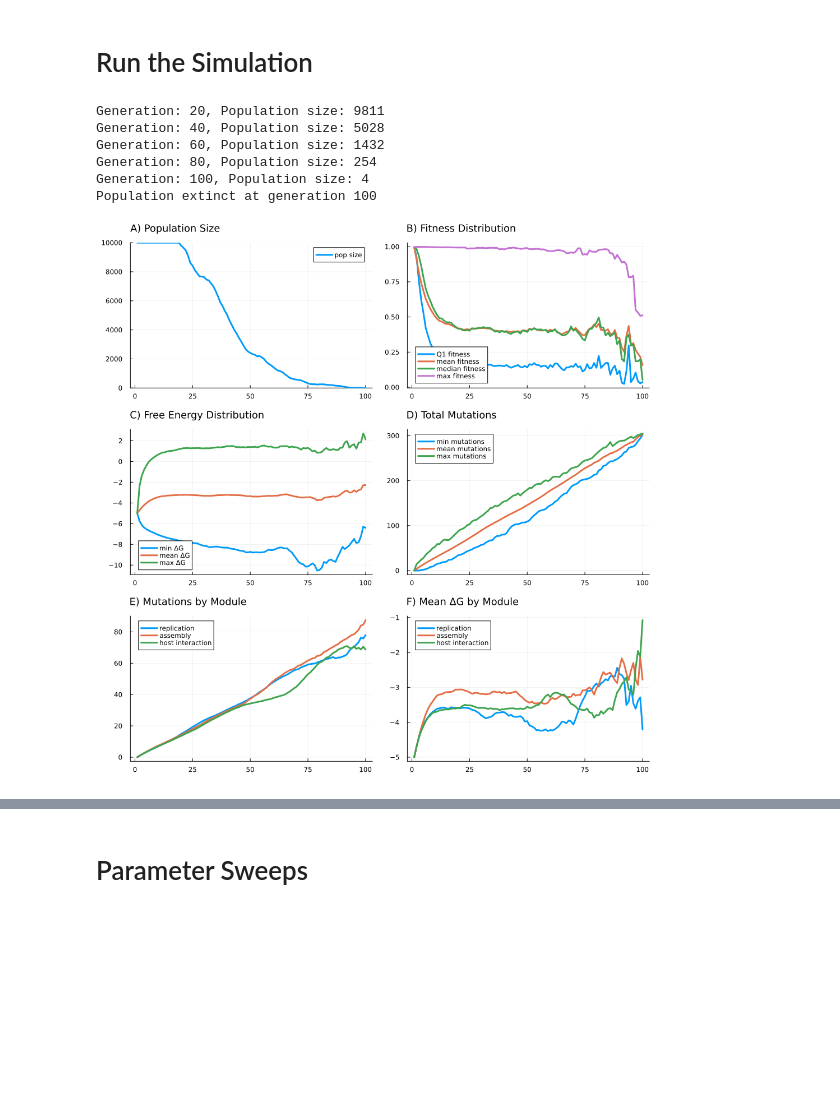
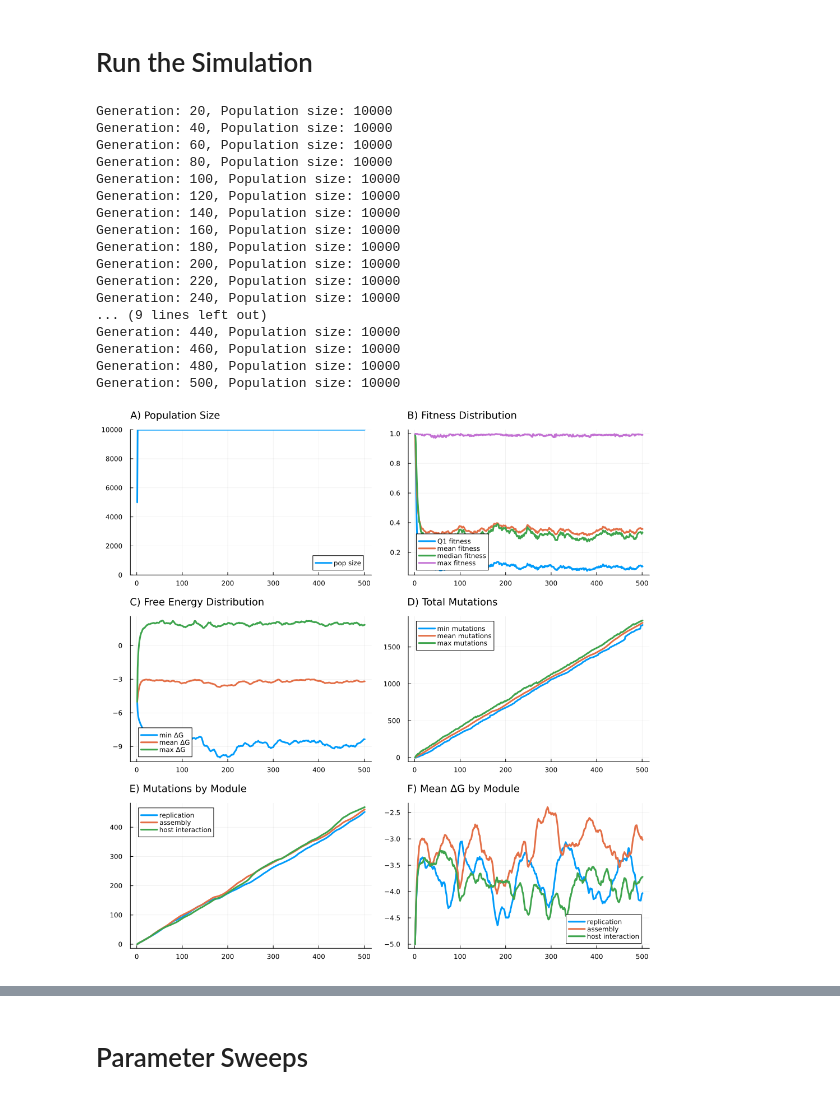
Before and after one commit to jadealicee/LethalMutagenesis, a Jupyter notebook: Epistasis_JuliaLM_V5.0_L_Loop.ipynb, the cells around one changed output, grey strips where cells are left out. Saved outputs shown, nothing was run; the diff lists cells and outputs as text; code cells hidden in the pictures; blank space fills up the shorter version.

Commit message:
Epistasis - fully parameterised
also module ordering bug removed

```diff
--- a/Epistasis_JuliaLM_V5.0_L_Loop.ipynb
+++ b/Epistasis_JuliaLM_V5.0_L_Loop.ipynb
@@ -236,8 +255,8 @@ reproduce (generic function with 1 method)
 Here is a convenience function to make a new population of viruses:
 # %%
 # Creates initial virus population
-function initialize_population(N, start_fitness)
-    return [ModularVirus() for _ in 1:N]
+function initialize_population(sim_config::SimulationParams, epi_config::EpistasisParams)
+    return [ModularVirus(sim_config, epi_config) for _ in 1:sim_config.N_default]
 end
 # %% [output]
 initialize_population (generic function with 1 method)
@@ -399,14 +425,14 @@ plot_simulation (generic function with 1 method)
 Let's start with a function to replicate the next generation:
 # %%
 # Simulates one generation of the population. fitness pushed to next generation
-function synchronized_generation(populace, L, U, ΔΔG, R)
+function synchronized_generation(populace, sim_config::SimulationParams, epi_config::EpistasisParams)
     next_generation = ModularVirus[]
     # equivalent to Array{ModularVirus,1}() and eliminates type checking later
 
     for parent in populace
-        offspring_count = probabilistic_round(R * parent.fitness)
+        offspring_count = probabilistic_round(sim_config.R_default * parent.fitness)
         for r in 1:offspring_count
-            child = reproduce(parent, L, U, ΔΔG)
+            child = reproduce(parent, sim_config, epi_config)
             # Only add viable offspring (short-circuit evaluation)
             (child.fitness > 0) && push!(next_generation, child)
         end
@@ -420,14 +446,14 @@ synchronized_generation (generic function with 1 method)
 Now let's generate a function that yields a complete simulation:
 # %%
 # Runs main sim and collects data into DataFrame
-function synchronized_simulation(L, U, ΔΔG, R, N, K, start_fitness, sim_length;
+function synchronized_simulation(sim_config::SimulationParams, epi_config::EpistasisParams;
                                 report_frequency = 20)
     # Initialize population and reporting
-    population = initialize_population(N, start_fitness)
+    population = initialize_population(sim_config, epi_config)
     report = initialize_report()
 
     generation = 0
-    max_generations = sim_length
+    max_generations = sim_config.sim_length
 
     while generation < max_generations
         generation += 1
@@ -438,15 +464,15 @@ function synchronized_simulation(L, U, ΔΔG, R, N, K, start_fitness, sim_length
         end
 
         # Collect data before selection/reproduction
-        report_update!(population, report)
+        report_update!(population, report, epi_config)
 
         # Generate next generation
-        population = synchronized_generation(population, L, U, ΔΔG, R)
+        population = synchronized_generation(population, sim_config, epi_config)
         population_size = length(population)
 
         # Apply carrying capacity constraint
-        if population_size > K
-            population = sample(population, K, replace = false)
+        if population_size > sim_config.K_default
+            population = sample(population, sim_config.K_default, replace = false)
         elseif population_size == 0
             println("Population extinct at generation $generation")
             break
@@ -455,7 +481,7 @@ function synchronized_simulation(L, U, ΔΔG, R, N, K, start_fitness, sim_length
 
     # Final report update if simulation completed
     if length(population) > 0
-        report_update!(population, report)
+        report_update!(population, report, epi_config)
     end
 
     return report, population
@@ -464,32 +490,36 @@ end
 synchronized_simulation (generic function with 1 method)
 # %%
 # Convenience function with default parameters
-function run_simulation(; L = 0.27, U = U_default, R = R_default, N = N_default, K = K_default,
-                        sim_length = 400, report_frequency = 20)
-    # These would need to be defined based on your parameter choices
-    # U = Poisson distribution for mutations
-    # ΔΔG = distribution for mutation effects
-    # F = initial free energy
-    # start_fitness = calculated initial fitness
-
-    return synchronized_simulation(L, U, ΔΔG, R, N, K, start_fitness, sim_length;
-                                 report_frequency = report_frequency)
+function run_simulation(; sim_config = SimulationParams(), epi_config = EpistasisParams(),
+                        report_frequency = 20)
+    return synchronized_simulation(sim_config, epi_config; report_frequency = report_frequency)
 end
 # %% [output]
 run_simulation (generic function with 1 method)
 # %% [markdown]
 # Run the Simulation
 # %%
-# Run the simulation
-report, final_population = run_simulation()
+# All defaults
+report, pop = run_simulation()
 
 # Plot the results
 plot_simulation(report)
 # %% [output]
-Generation: 20, Population size: 9811
-Generation: 40, Population size: 5028
-Generation: 60, Population size: 1432
-Generation: 80, Population size: 254
-Generation: 100, Population size: 4
-Population extinct at generation 100
+Generation: 20, Population size: 10000
+Generation: 40, Population size: 10000
+Generation: 60, Population size: 10000
+Generation: 80, Population size: 10000
+Generation: 100, Population size: 10000
+Generation: 120, Population size: 10000
+Generation: 140, Population size: 10000
+Generation: 160, Population size: 10000
+Generation: 180, Population size: 10000
+Generation: 200, Population size: 10000
+Generation: 220, Population size: 10000
+Generation: 240, Population size: 10000
+... (9 lines left out)
+Generation: 440, Population size: 10000
+Generation: 460, Population size: 10000
+Generation: 480, Population size: 10000
+Generation: 500, Population size: 10000
-[figure, old version]
+[figure, new version]
```
Also changed, not shown: parts of 30 cells of this notebook, 1 other file.
